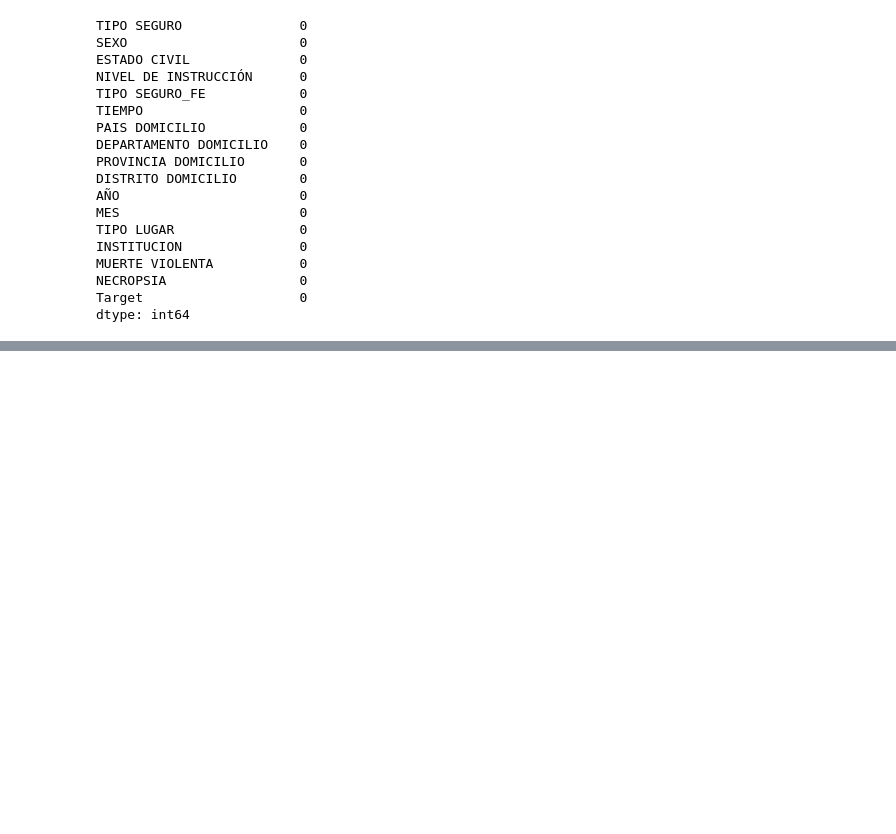
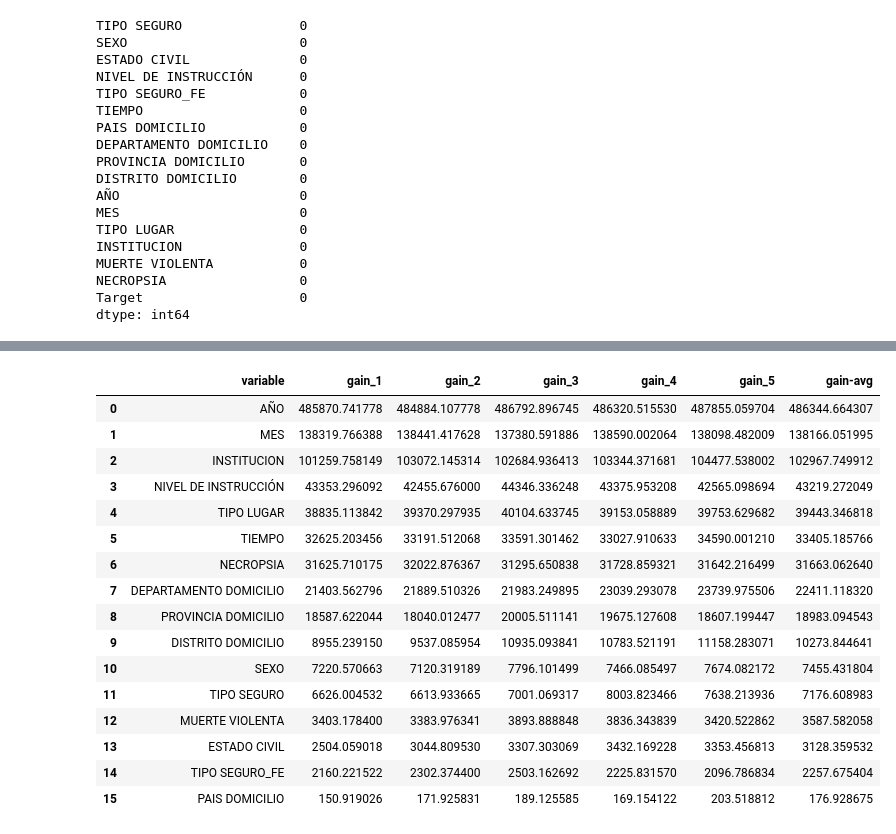
Before and after one commit to willians124/IAA, a Jupyter notebook: Fallecidos_Sinadef_Clasificación.ipynb, the cells around one changed output, grey strips where cells are left out. Cells and saved outputs as stored; diff of their text form; code cells hidden in the pictures; blank space fills up the shorter version.

```diff
--- a/Fallecidos_Sinadef_Clasificación.ipynb
+++ b/Fallecidos_Sinadef_Clasificación.ipynb
@@ -237,0 +311,6 @@ Name: Target, dtype: int64
+# %%
+train_full=data_weka.copy()
+# %%
+features=[ x for x in train_full.columns if x not in ['Target']]
+# %%
+target="Target"
@@ -237,0 +408,27 @@ Name: Target, dtype: int64
+# %%
+
+w=[x for x in importancias.columns if 'gain_' in x]
+
+importancias['gain-avg']=importancias[w].mean(axis=1)
+
+importancias=importancias.sort_values('gain-avg',ascending=False).reset_index(drop=True)
+# %%
+importancias
+# %% [output]
+|  | variable | gain_1 | gain_2 | gain_3 | gain_4 | gain_5 | gain-avg |
+| 0 | AÑO | 485870.741778 | 484884.107778 | 486792.896745 | 486320.515530 | 487855.059704 | 486344.664307 |
+| 1 | MES | 138319.766388 | 138441.417628 | 137380.591886 | 138590.002064 | 138098.482009 | 138166.051995 |
+| 2 | INSTITUCION | 101259.758149 | 103072.145314 | 102684.936413 | 103344.371681 | 104477.538002 | 102967.749912 |
+| 3 | NIVEL DE INSTRUCCIÓN | 43353.296092 | 42455.676000 | 44346.336248 | 43375.953208 | 42565.098694 | 43219.272049 |
+| 4 | TIPO LUGAR | 38835.113842 | 39370.297935 | 40104.633745 | 39153.058889 | 39753.629682 | 39443.346818 |
+| 5 | TIEMPO | 32625.203456 | 33191.512068 | 33591.301462 | 33027.910633 | 34590.001210 | 33405.185766 |
+| 6 | NECROPSIA | 31625.710175 | 32022.876367 | 31295.650838 | 31728.859321 | 31642.216499 | 31663.062640 |
+| 7 | DEPARTAMENTO DOMICILIO | 21403.562796 | 21889.510326 | 21983.249895 | 23039.293078 | 23739.975506 | 22411.118320 |
+| 8 | PROVINCIA DOMICILIO | 18587.622044 | 18040.012477 | 20005.511141 | 19675.127608 | 18607.199447 | 18983.094543 |
+| 9 | DISTRITO DOMICILIO | 8955.239150 | 9537.085954 | 10935.093841 | 10783.521191 | 11158.283071 | 10273.844641 |
+| 10 | SEXO | 7220.570663 | 7120.319189 | 7796.101499 | 7466.085497 | 7674.082172 | 7455.431804 |
+| 11 | TIPO SEGURO | 6626.004532 | 6613.933665 | 7001.069317 | 8003.823466 | 7638.213936 | 7176.608983 |
+| 12 | MUERTE VIOLENTA | 3403.178400 | 3383.976341 | 3893.888848 | 3836.343839 | 3420.522862 | 3587.582058 |
+| 13 | ESTADO CIVIL | 2504.059018 | 3044.809530 | 3307.303069 | 3432.169228 | 3353.456813 | 3128.359532 |
+| 14 | TIPO SEGURO_FE | 2160.221522 | 2302.374400 | 2503.162692 | 2225.831570 | 2096.786834 | 2257.675404 |
+| 15 | PAIS DOMICILIO | 150.919026 | 171.925831 | 189.125585 | 169.154122 | 203.518812 | 176.928675 |
```
Also changed, not shown: parts of 18 cells of this notebook.
